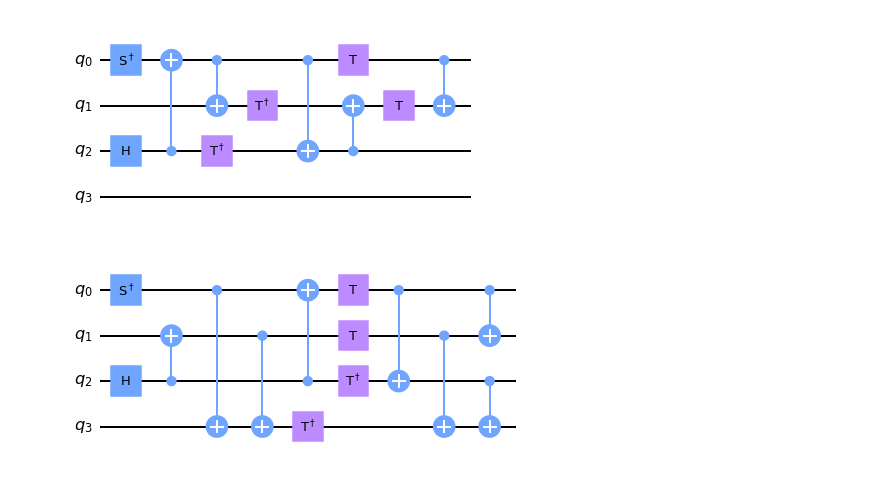
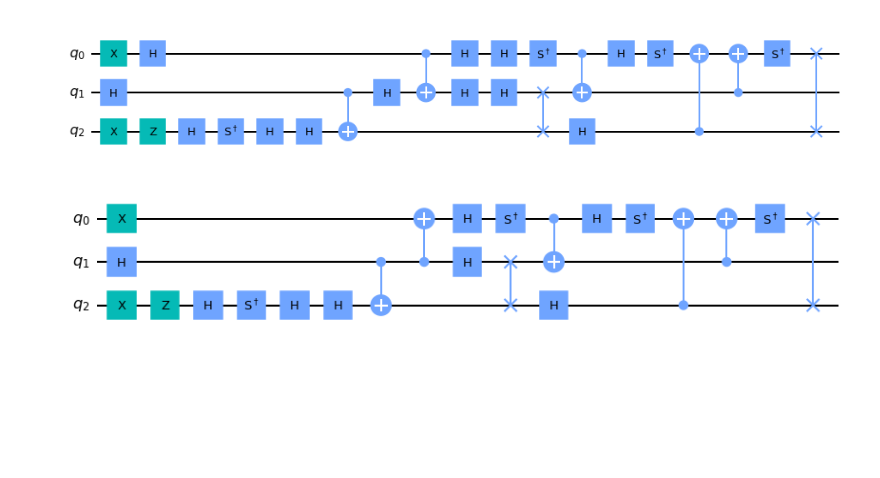
Before and after one commit to Acdimy/CVBE, a Jupyter notebook: dev_n_qubit_restructure.ipynb, the cells around one changed output. Drawn from its saved outputs; the diff is of its cells as text; code cells hidden in the pictures; blank space fills up the shorter version.

Commit message:
benchmark and optimalize

```diff
--- a/dev_n_qubit_restructure.ipynb
+++ b/dev_n_qubit_restructure.ipynb
@@ -7,10 +8,10 @@ import time
 # %%
-circ0 = QuantumCircuit().from_qasm_file('benchmark/test_comp.qasm')
+circ0 = QuantumCircuit().from_qasm_file('benchmark/RandomClifford_q3_0_0.qasm')
 circ0.draw('mpl')
 # %% [output]
-[figure, old version]
+[figure, new version]
 # %%
-circ1 = QuantumCircuit().from_qasm_file('benchmark/test_comp_1.qasm')
+circ1 = QuantumCircuit().from_qasm_file('benchmark/RandomClifford_q3_0_1.qasm')
 circ1.draw('mpl')
 # %% [output]
-[figure, old version]
+[figure, new version]
```
Also changed, not shown: parts of 22 cells of this notebook, 16 other files.
